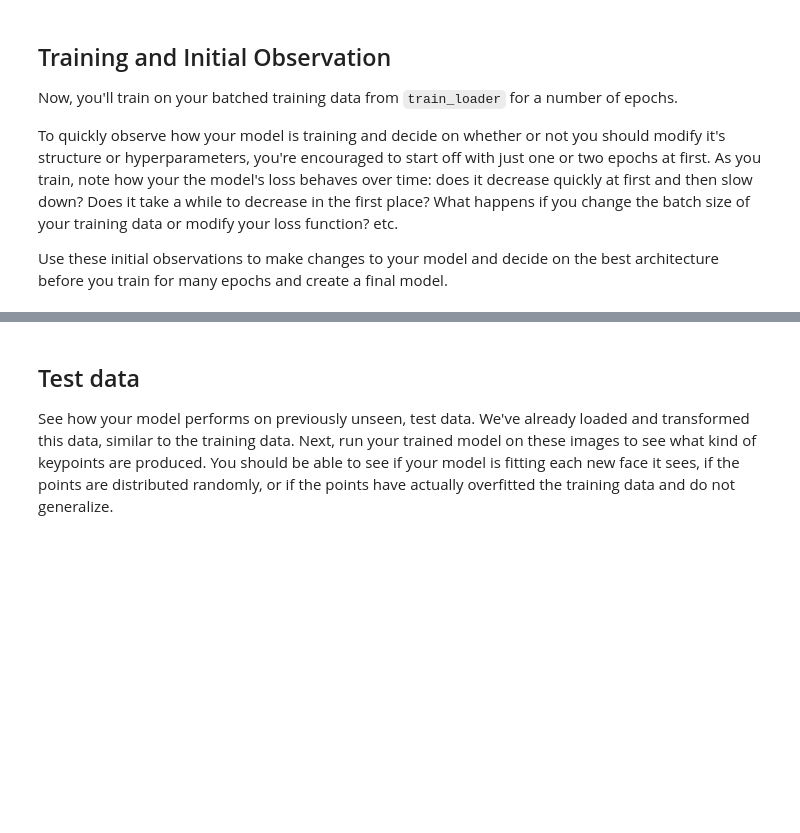
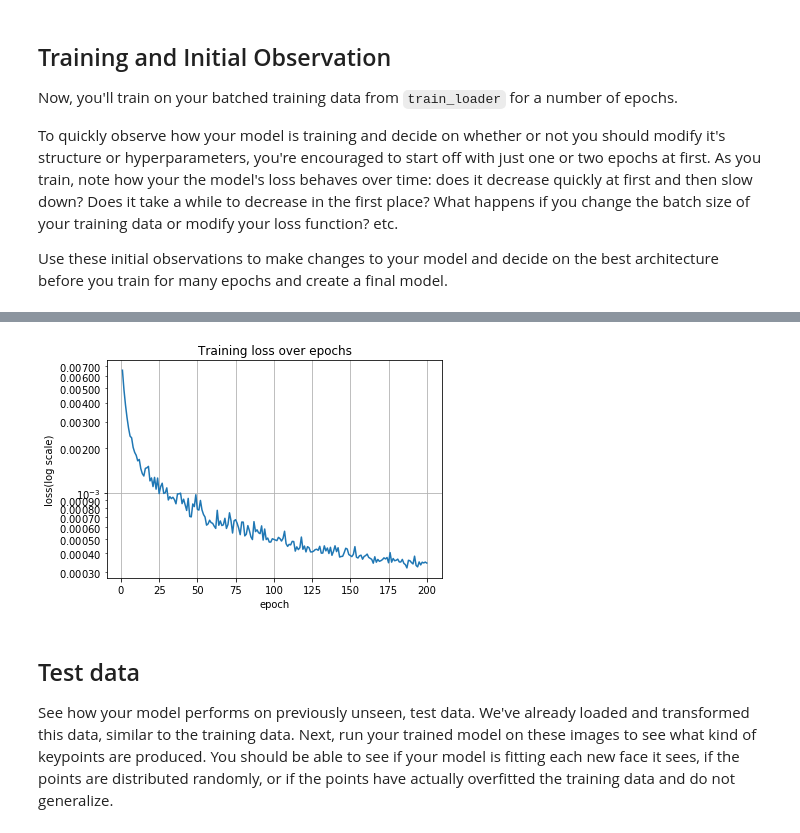
Before and after one commit to randomwalk10/P1_Facial_Keypoints, a Jupyter notebook: 2. Define the Network Architecture.ipynb, the cells around one changed output, grey strips where cells are left out. Saved outputs shown, nothing was run; the diff lists cells and outputs as text; code cells hidden in the pictures; blank space fills up the shorter version.

```diff
--- a/2. Define the Network Architecture.ipynb
+++ b/2. Define the Network Architecture.ipynb
@@ -341,9 +344,11 @@ Next, you'll define how the model will train by deciding on the loss function an
 ## TODO: Define the loss and optimization
 import torch.optim as optim
 
-criterion = nn.L1Loss()
+# criterion = nn.L1Loss()
+criterion = nn.MSELoss()
 
-optimizer = optim.SGD(net.parameters(), lr = 0.01, momentum=0.9)
+optimizer = optim.SGD(net.parameters(), lr = 0.02, momentum=0.9)
+# optimizer = optim.Adam(net.parameters(), lr = 0.01)
 # %% [markdown]
 ## Training and Initial Observation
 
@@ -357,9 +362,14 @@ def train_net(n_epochs):
     # prepare the net for training
     net.train()
 
+    # list of epoch loss
+    list_epoch_loss = []
+
     for epoch in range(n_epochs):  # loop over the dataset multiple times
 
         running_loss = 0.0
+
+        epoch_loss = 0.0
 
         # train on batches of data, assumes you already have train_loader
         for batch_i, data in enumerate(train_loader):
@@ -396,14 +406,23 @@ def train_net(n_epochs):
             # print loss statistics
             # to convert loss into a scalar and add it to the running_loss, use .item()
             running_loss += loss.item()
+            epoch_loss += loss.item()
             if batch_i % 10 == 9:    # print every 10 batches
-                print('Epoch: {}, Batch: {}, Avg. Loss: {}'.format(epoch + 1, batch_i+1, running_loss/1000))
+                running_loss /= (10*batch_size)
+                print('Epoch: {}, Batch: {}, Avg. Loss: {}'.format(epoch + 1, batch_i+1, running_loss))
                 running_loss = 0.0
 
+        # append epoch loss to list
+        list_epoch_loss.append(epoch_loss/(batch_size*len(train_loader)))
+
     print('Finished Training')
+
+    return list_epoch_loss
 # %%
 # train your network
-n_epochs = 5 # start small, and increase when you've decided on your model structure and hyperparams
+n_epochs = 200 # start small, and increase when you've decided on your model structure and hyperparams
 
-train_net(n_epochs)
+# training is faster without weight initialization
+# net.apply(weight_init) # init weights
+list_epoch_loss = train_net(n_epochs)
 # %% [output]
@@ -426,4 +445,19 @@ Epoch: 5, Batch: 340, Avg. Loss: 0.0033473846316337584
 Finished Training
+# %%
+# plot loss over epoch
+# Data for plotting
+t = np.arange(1, 1+len(list_epoch_loss), 1)
+fig, ax = plt.subplots()
+plt.yscale('logit')
+ax.plot(t, list_epoch_loss)
+
+ax.set(xlabel='epoch', ylabel='loss(log scale)',
+       title='Training loss over epochs')
+ax.grid()
+
+plt.show()
+# %% [output]
+[figure, added]
 # %% [markdown]
 ## Test data
 
```
Also changed, not shown: parts of 21 cells of this notebook, 3 other files.
